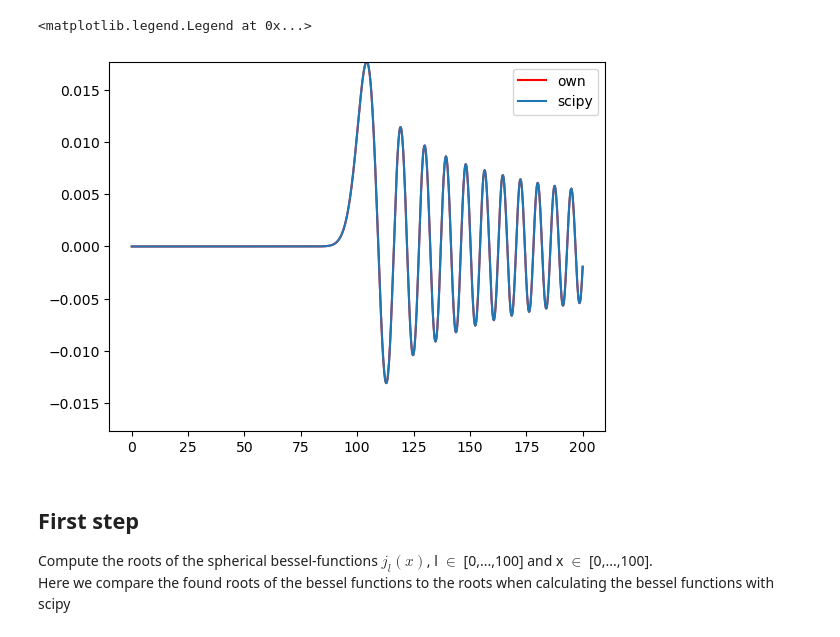
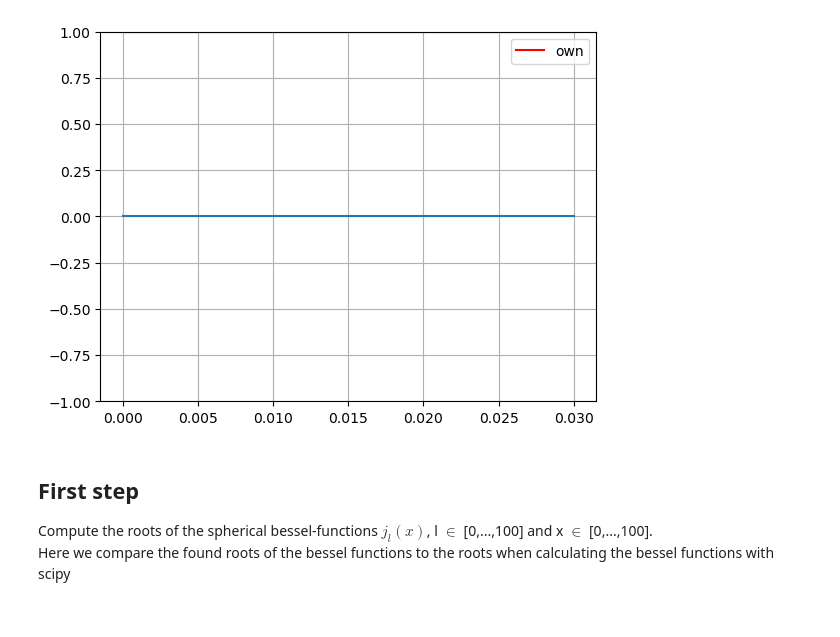
Before and after one commit to TobiLeitgeb/ComputationalPhysics_VO_code, a Jupyter notebook: main.ipynb, the cells around one changed output. Cells and saved outputs as stored; diff of their text form; code cells hidden in the pictures.

```diff
--- a/main.ipynb
+++ b/main.ipynb
@@ -6,15 +6,16 @@ import scipy.special as sp
 import numba as nb
 # %%
 #compare the own bessel method with the scipy
-x = np.linspace(0.01, 200, 1000)
-l = 100
+x = np.linspace(0, 0.03, 1000)
+l = 0
 plt.plot(x, np.vectorize(J_lx)(l, x), label="own",color = "red")
-plt.plot(x, sp.spherical_jn(l, x), label="scipy")
+#plt.plot(x, sp.spherical_jn(l, x), label="scipy",linestyle = "--")
+plt.plot(x, np.vectorize(J_lx)(l+1, x))
 plt.ylim(-max(sp.spherical_jn(l, x)), max(sp.spherical_jn(l, x)))
 plt.legend()
+plt.grid()
 # %% [output]
-<matplotlib.legend.Legend at 0x...>
-[figure, old version]
+[figure, new version]
 # %% [markdown]
 ## First step
 Compute the roots of the spherical bessel-functions $j_l(x)$, l $\in$ [0,...,100] and x $\in$ [0,...,100].
```
Also changed, not shown: parts of 7 cells of this notebook, 1 other file.
